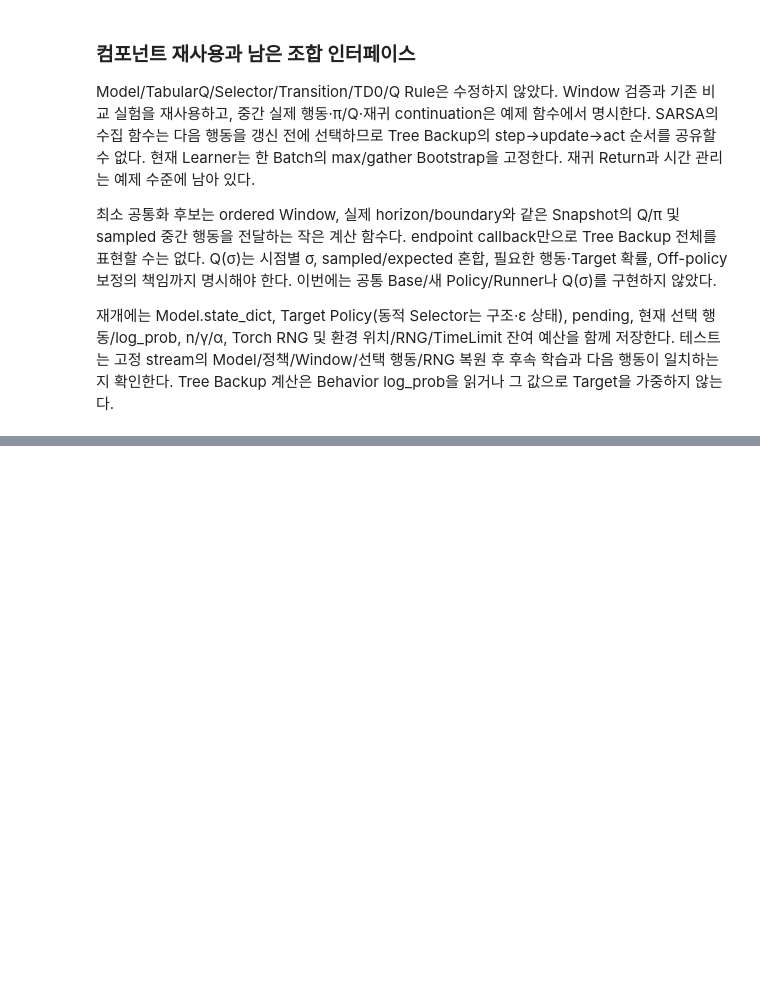
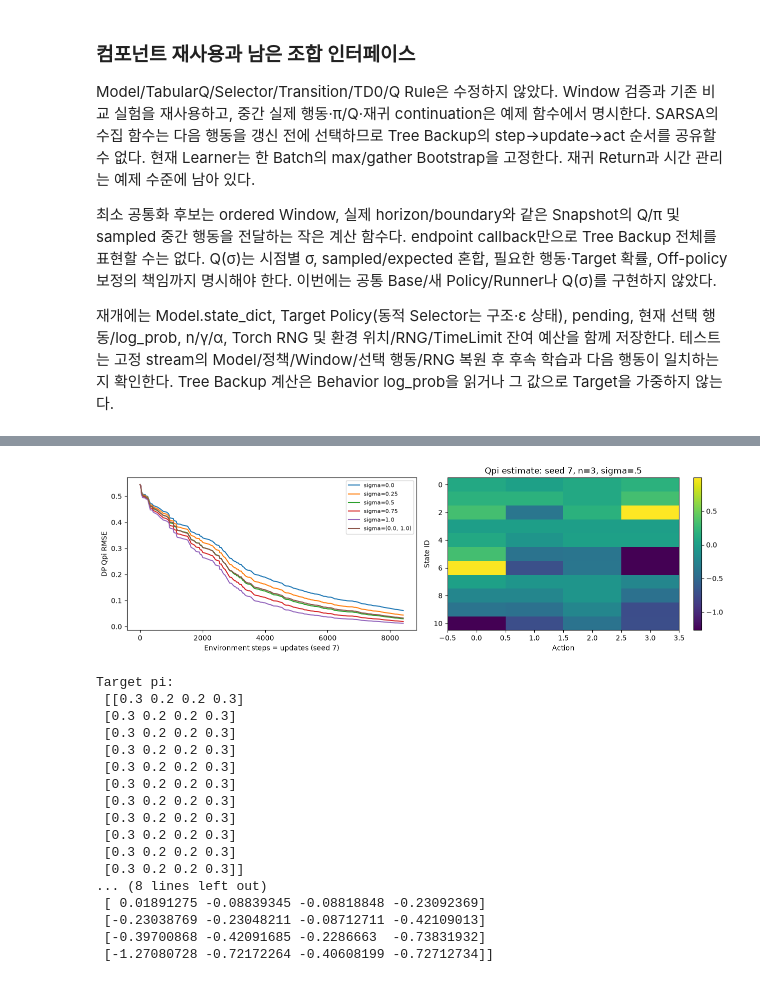
Before and after one commit to HeoJinuk/ModularRL, a Jupyter notebook: notebooks/dlfs4/06_td_modularrl.ipynb, the cells around one changed output, grey strips where cells are left out. Drawn from its saved outputs; the diff is of its cells as text; code cells hidden in the pictures; blank space fills up the shorter version.

```diff
--- a/notebooks/dlfs4/06_td_modularrl.ipynb
+++ b/notebooks/dlfs4/06_td_modularrl.ipynb
@@ -1452,0 +1750,31 @@ Tree Backup 계산은 Behavior log_prob을 읽거나 그 값으로 Target을 가
+# %%
+fig,axes = plt.subplots(1,2,figsize=(13,4))
+for qs_sigma in qs_sigmas:
+    qs_run = next(r for r in qs_results if r['seed']==7 and r['target_mode']=='different' and r['sigma']==qs_sigma)
+    axes[0].plot([h['steps'] for h in qs_run['history']],[h['q_rmse'] for h in qs_run['history']],label=f'sigma={qs_sigma}')
+axes[0].set(xlabel='Environment steps = updates (seed 7)',ylabel='DP Qpi RMSE');axes[0].legend(fontsize=8)
+qs_table_run = next(r for r in qs_results if r['seed']==7 and r['target_mode']=='different' and r['sigma']==.5)
+qs_heat = axes[1].imshow(qs_table_run['q_values'],aspect='auto',cmap='viridis')
+axes[1].set(title='Qpi estimate: seed 7, n=3, sigma=.5',xlabel='Action',ylabel='State ID');fig.colorbar(qs_heat,ax=axes[1])
+plt.tight_layout();plt.show()
+print('Target pi:\n',qs_table_run['target_policy'])
+print('Qpi estimate:\n',qs_table_run['q_values'])
+# %% [output]
+[figure, added]
+Target pi:
+ [[0.3 0.2 0.2 0.3]
+ [0.3 0.2 0.2 0.3]
+ [0.3 0.2 0.2 0.3]
+ [0.3 0.2 0.2 0.3]
+ [0.3 0.2 0.2 0.3]
+ [0.3 0.2 0.2 0.3]
+ [0.3 0.2 0.2 0.3]
+ [0.3 0.2 0.2 0.3]
+ [0.3 0.2 0.2 0.3]
+ [0.3 0.2 0.2 0.3]
+ [0.3 0.2 0.2 0.3]]
+... (8 lines left out)
+ [ 0.01891275 -0.08839345 -0.08818848 -0.23092369]
+ [-0.23038769 -0.23048211 -0.08712711 -0.42109013]
+ [-0.39700868 -0.42091685 -0.2286663  -0.73831932]
+ [-1.27080728 -0.72172264 -0.40608199 -0.72712734]]
```
Also changed, not shown: parts of 18 cells of this notebook, 6 other files.
